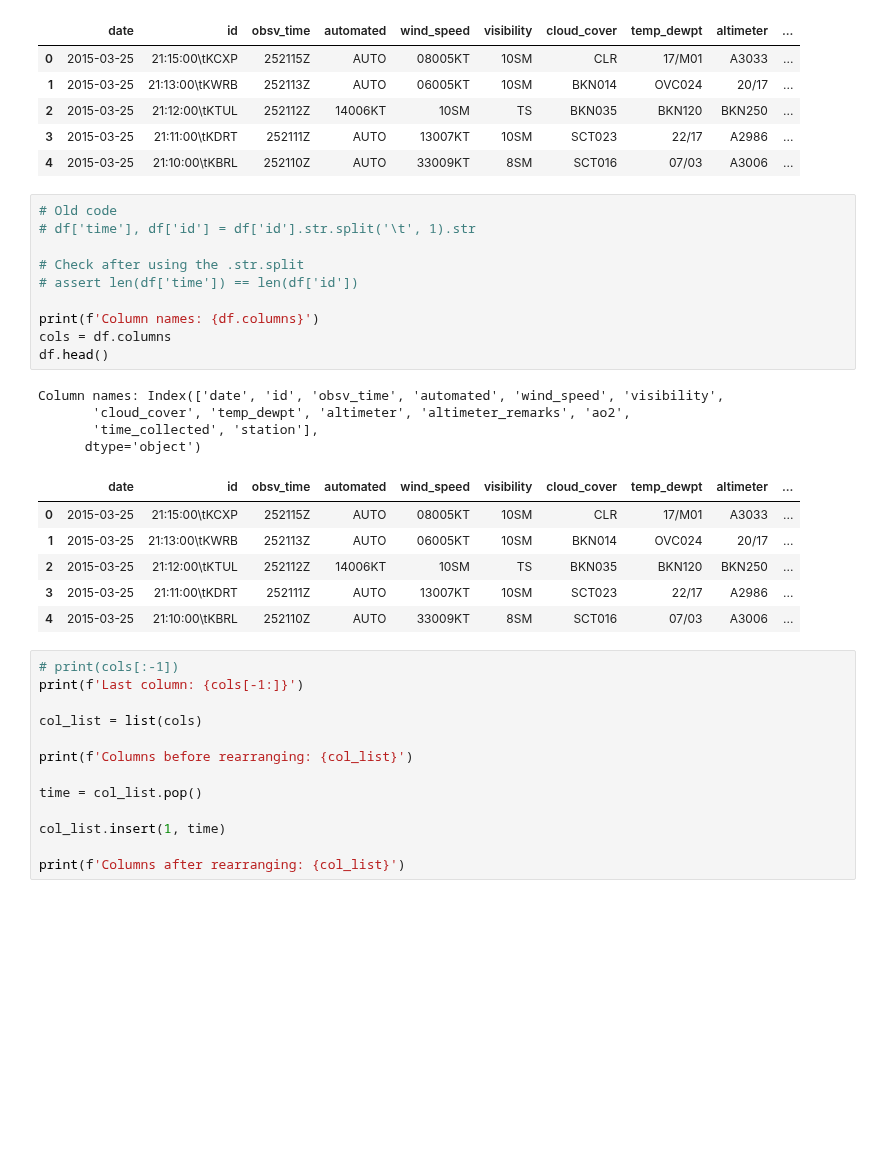
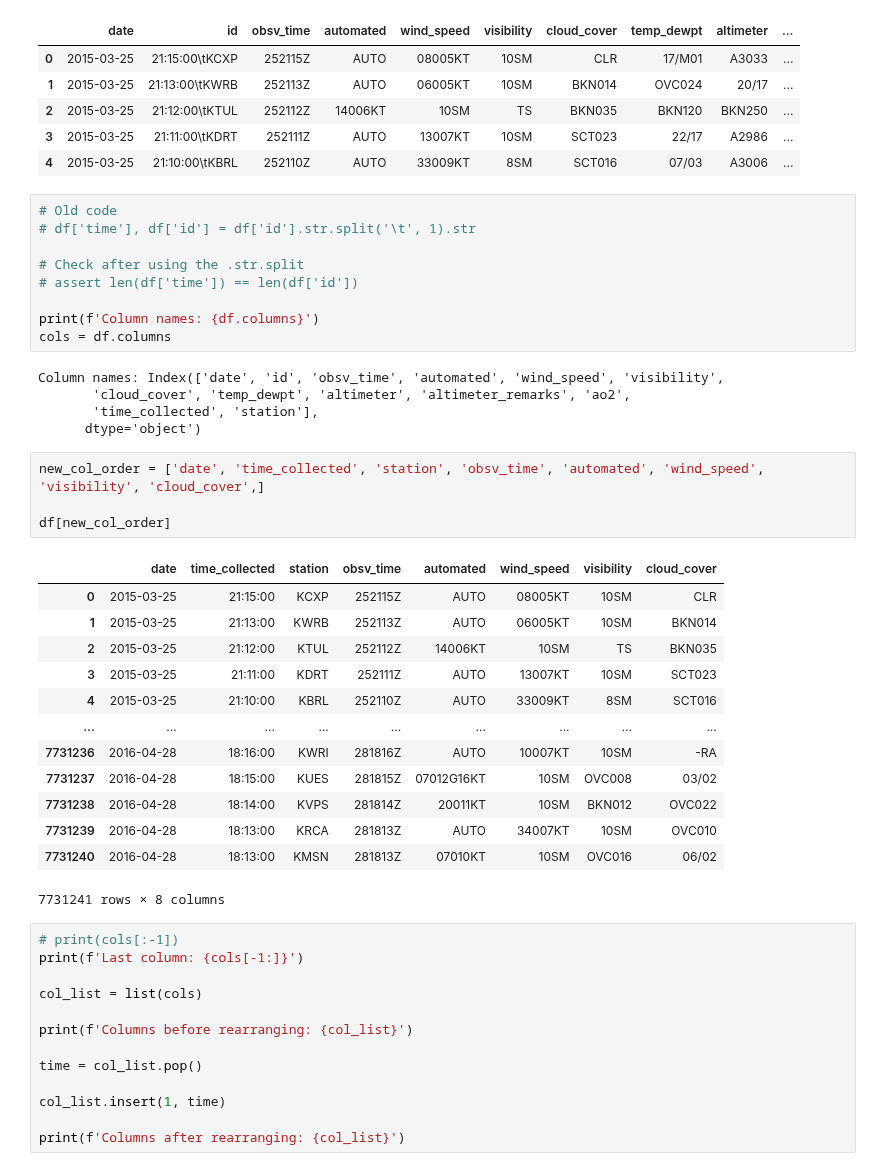
Before and after one commit to hank-butler/METAR_Data, a Jupyter notebook: code/01-data-cleaning.ipynb, the cells around one changed output. Cells and saved outputs as stored; diff of their text form; blank space fills up the shorter version.

Commit message:
renaming and rearranging columns

```diff
--- a/code/01-data-cleaning.ipynb
+++ b/code/01-data-cleaning.ipynb
@@ -78,18 +78,29 @@ df.head()
 
 print(f'Column names: {df.columns}')
 cols = df.columns
-df.head()
 # %% [output]
 Column names: Index(['date', 'id', 'obsv_time', 'automated', 'wind_speed', 'visibility',
        'cloud_cover', 'temp_dewpt', 'altimeter', 'altimeter_remarks', 'ao2',
        'time_collected', 'station'],
       dtype='object')
-|  | date | id | obsv_time | automated | wind_speed | visibility | cloud_cover | temp_dewpt | altimeter | ... |
-| 0 | 2015-03-25 | 21:15:00\tKCXP | 252115Z | AUTO | 08005KT | 10SM | CLR | 17/M01 | A3033 | ... |
-| 1 | 2015-03-25 | 21:13:00\tKWRB | 252113Z | AUTO | 06005KT | 10SM | BKN014 | OVC024 | 20/17 | ... |
-| 2 | 2015-03-25 | 21:12:00\tKTUL | 252112Z | 14006KT | 10SM | TS | BKN035 | BKN120 | BKN250 | ... |
-| 3 | 2015-03-25 | 21:11:00\tKDRT | 252111Z | AUTO | 13007KT | 10SM | SCT023 | 22/17 | A2986 | ... |
-| 4 | 2015-03-25 | 21:10:00\tKBRL | 252110Z | AUTO | 33009KT | 8SM | SCT016 | 07/03 | A3006 | ... |
+# %%
+new_col_order = ['date', 'time_collected', 'station', 'obsv_time', 'automated', 'wind_speed', 'visibility', 'cloud_cover',]
+
+df[new_col_order]
+# %% [output]
+|  | date | time_collected | station | obsv_time | automated | wind_speed | visibility | cloud_cover |
+| 0 | 2015-03-25 | 21:15:00 | KCXP | 252115Z | AUTO | 08005KT | 10SM | CLR |
+| 1 | 2015-03-25 | 21:13:00 | KWRB | 252113Z | AUTO | 06005KT | 10SM | BKN014 |
+| 2 | 2015-03-25 | 21:12:00 | KTUL | 252112Z | 14006KT | 10SM | TS | BKN035 |
+| 3 | 2015-03-25 | 21:11:00 | KDRT | 252111Z | AUTO | 13007KT | 10SM | SCT023 |
+| 4 | 2015-03-25 | 21:10:00 | KBRL | 252110Z | AUTO | 33009KT | 8SM | SCT016 |
+| ... | ... | ... | ... | ... | ... | ... | ... | ... |
+| 7731236 | 2016-04-28 | 18:16:00 | KWRI | 281816Z | AUTO | 10007KT | 10SM | -RA |
+| 7731237 | 2016-04-28 | 18:15:00 | KUES | 281815Z | 07012G16KT | 10SM | OVC008 | 03/02 |
+| 7731238 | 2016-04-28 | 18:14:00 | KVPS | 281814Z | 20011KT | 10SM | BKN012 | OVC022 |
+| 7731239 | 2016-04-28 | 18:13:00 | KRCA | 281813Z | AUTO | 34007KT | 10SM | OVC010 |
+| 7731240 | 2016-04-28 | 18:13:00 | KMSN | 281813Z | 07010KT | 10SM | OVC016 | 06/02 |
+7731241 rows × 8 columns
 # %%
 # print(cols[:-1])
 print(f'Last column: {cols[-1:]}')
```
